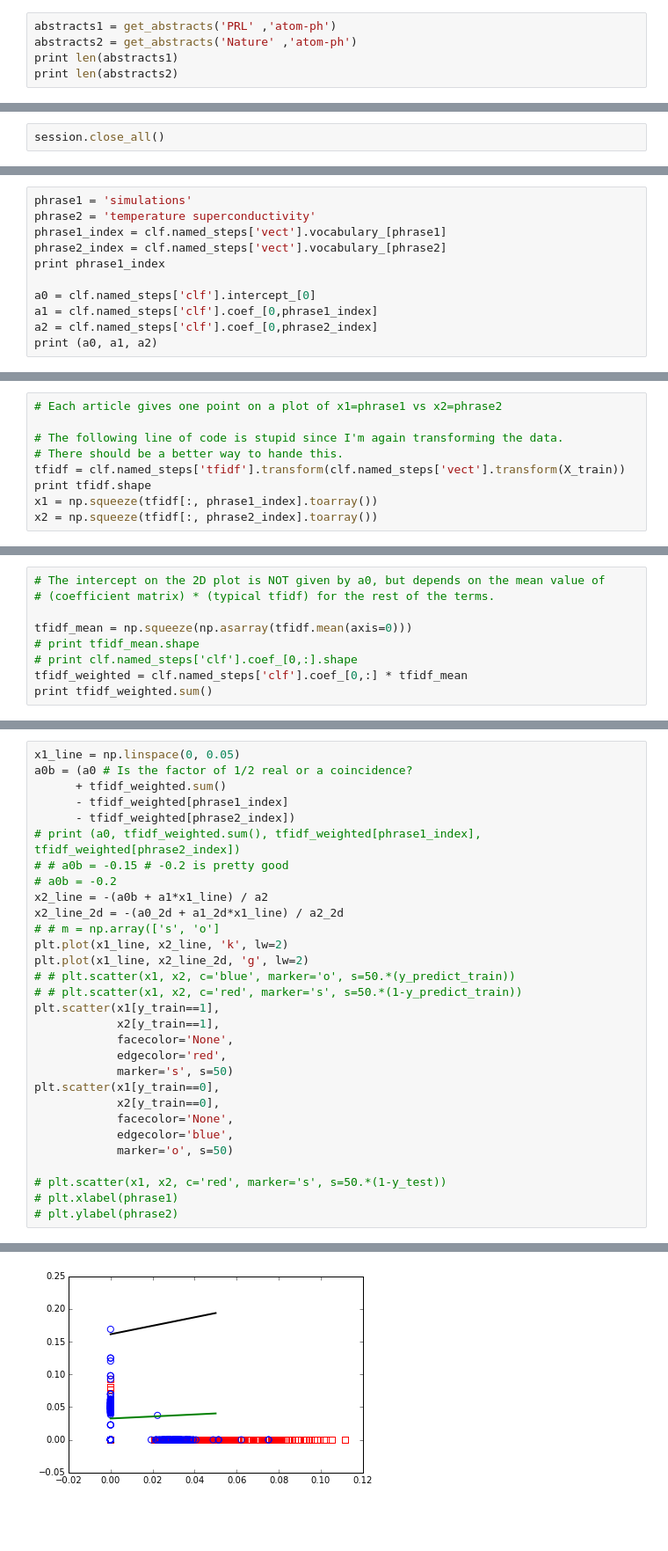
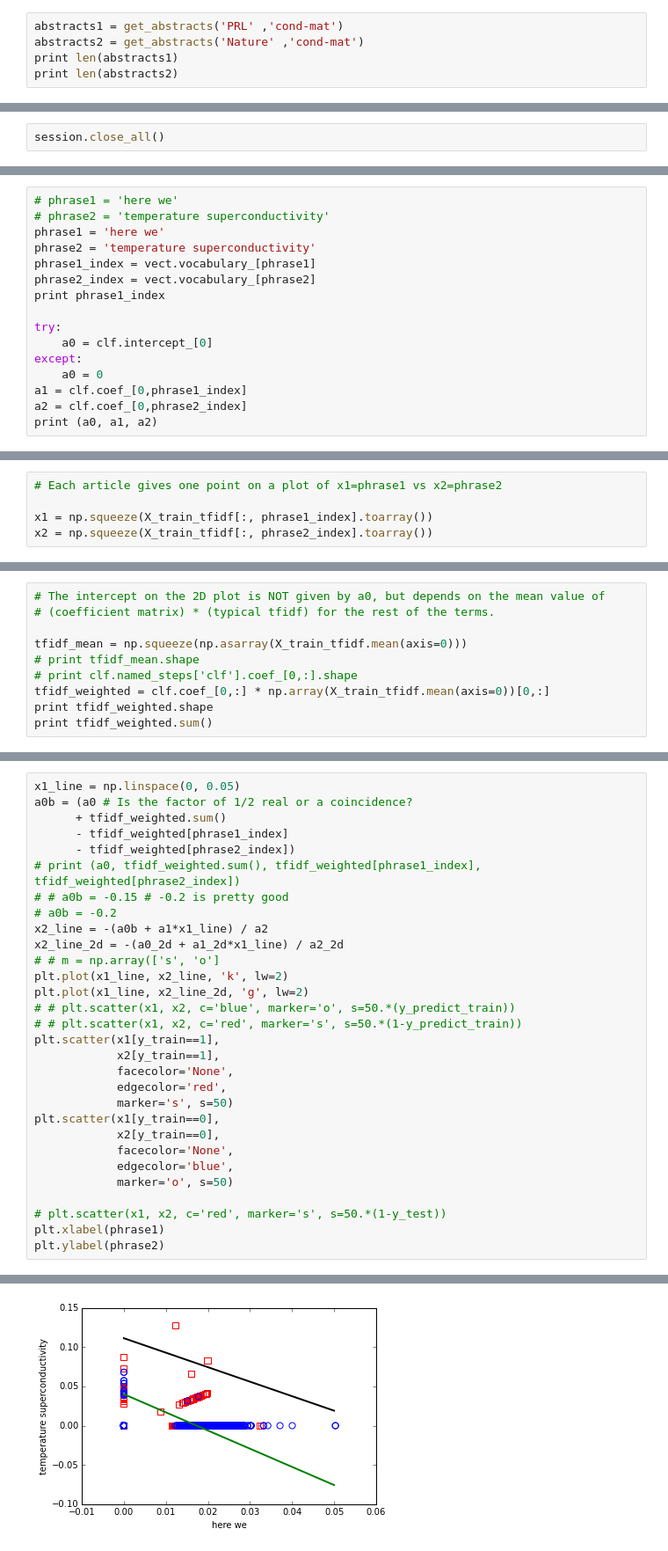
Before and after one commit to michellemiller/whooxive, a Jupyter notebook: widgets/svm_predict_journal/svm_predict_journal_investigate.ipynb, the cells around one changed output, grey strips where cells are left out. Shown at 88% size. Drawn from its saved outputs; the diff is of its cells as text; blank space fills up the shorter version.

Commit message:
More work on widgets
Actually backing up the computer since I hope the Apple folks don't take it away. :(

```diff
--- a/widgets/svm_predict_journal/svm_predict_journal_investigate.ipynb
+++ b/widgets/svm_predict_journal/svm_predict_journal_investigate.ipynb
@@ -78,8 +79,8 @@ def get_abstracts(journal, category):
 #                                re.sub('[\n]', ' ', paragraph.lower().strip())).split()
 #             if x  not in s ]
 # %%
-abstracts1 = get_abstracts('PRL' ,'atom-ph')
-abstracts2 = get_abstracts('Nature' ,'atom-ph')
+abstracts1 = get_abstracts('PRL' ,'cond-mat')
+abstracts2 = get_abstracts('Nature' ,'cond-mat')
 print len(abstracts1)
 print len(abstracts2)
 # %% [output]
@@ -162,12 +173,17 @@ paper, progress, journal, however, protonation, topological band, we report, rev
 # %%
-phrase1 = 'simulations'
+# phrase1 = 'here we'
+# phrase2 = 'temperature superconductivity'
+phrase1 = 'here we'
 phrase2 = 'temperature superconductivity'
-phrase1_index = clf.named_steps['vect'].vocabulary_[phrase1]
-phrase2_index = clf.named_steps['vect'].vocabulary_[phrase2]
+phrase1_index = vect.vocabulary_[phrase1]
+phrase2_index = vect.vocabulary_[phrase2]
 print phrase1_index
 
-a0 = clf.named_steps['clf'].intercept_[0]
-a1 = clf.named_steps['clf'].coef_[0,phrase1_index]
-a2 = clf.named_steps['clf'].coef_[0,phrase2_index]
+try:
+    a0 = clf.intercept_[0]
+except:
+    a0 = 0
+a1 = clf.coef_[0,phrase1_index]
+a2 = clf.coef_[0,phrase2_index]
 print (a0, a1, a2)
 # %% [output]
@@ -176,9 +192,5 @@ print (a0, a1, a2)
 # %%
 # Each article gives one point on a plot of x1=phrase1 vs x2=phrase2
 
-# The following line of code is stupid since I'm again transforming the data.
-# There should be a better way to hande this.
-tfidf = clf.named_steps['tfidf'].transform(clf.named_steps['vect'].transform(X_train))
-print tfidf.shape
-x1 = np.squeeze(tfidf[:, phrase1_index].toarray())
-x2 = np.squeeze(tfidf[:, phrase2_index].toarray())
+x1 = np.squeeze(X_train_tfidf[:, phrase1_index].toarray())
+x2 = np.squeeze(X_train_tfidf[:, phrase2_index].toarray())
@@ -188,9 +198,10 @@ x2 = np.squeeze(tfidf[:, phrase2_index].toarray())
 # The intercept on the 2D plot is NOT given by a0, but depends on the mean value of
 # (coefficient matrix) * (typical tfidf) for the rest of the terms.
 
-tfidf_mean = np.squeeze(np.asarray(tfidf.mean(axis=0)))
+tfidf_mean = np.squeeze(np.asarray(X_train_tfidf.mean(axis=0)))
 # print tfidf_mean.shape
 # print clf.named_steps['clf'].coef_[0,:].shape
-tfidf_weighted = clf.named_steps['clf'].coef_[0,:] * tfidf_mean
+tfidf_weighted = clf.coef_[0,:] * np.array(X_train_tfidf.mean(axis=0))[0,:]
+print tfidf_weighted.shape
 print tfidf_weighted.sum()
 # %% [output]
@@ -233,6 +245,6 @@ plt.scatter(x1[y_train==0],
             marker='o', s=50)
 
 # plt.scatter(x1, x2, c='red', marker='s', s=50.*(1-y_test))
-# plt.xlabel(phrase1)
-# plt.ylabel(phrase2)
+plt.xlabel(phrase1)
+plt.ylabel(phrase2)
 # %% [output]
@@ -240 +252 @@ plt.scatter(x1[y_train==0],
-[figure, old version]
+[figure, new version]
```
Also changed, not shown: parts of 21 cells of this notebook, 6 other files.
